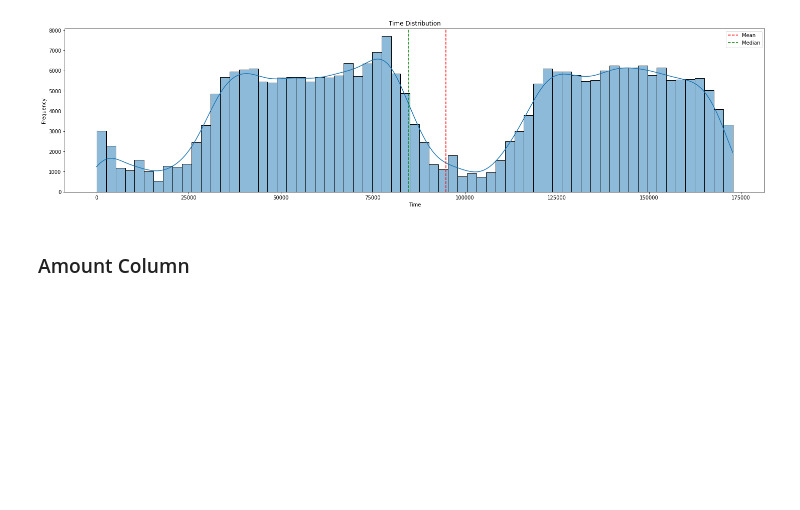
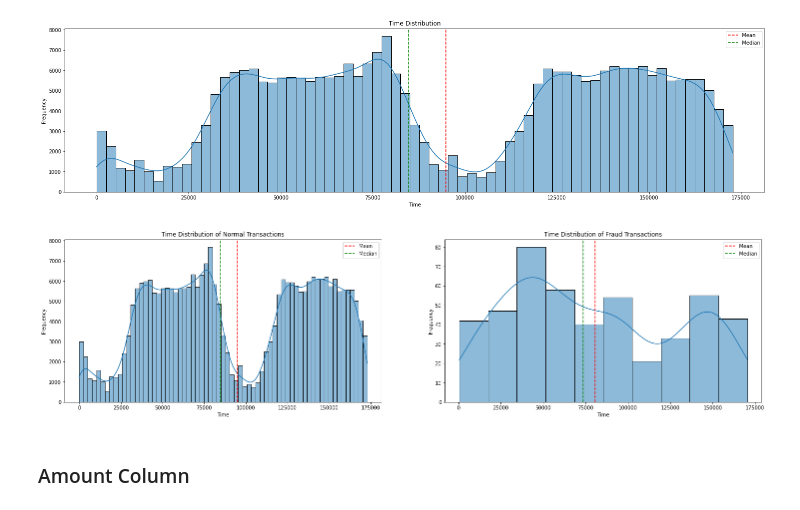
Before and after one commit to Penzragon/Credit-Card-Fraud-Detection, a Jupyter notebook: script.ipynb, the cells around one changed output. Drawn from its saved outputs; the diff is of its cells as text; code cells hidden in the pictures; blank space fills up the shorter version.

Commit message:
Fix time EDA

```diff
--- a/script.ipynb
+++ b/script.ipynb
@@ -178,5 +179,26 @@ plt.legend()
 plt.show()
 # %% [output]
 [figure]
+# %%
+plt.figure(figsize=(25, 6))
+plt.subplot(1, 2, 1)
+sns.histplot(x='Time', data=cc[cc.Class == 0], kde=True)
+plt.axvline(cc[cc.Class == 0].Time.mean(), color='r', linestyle='--', label='Mean')
+plt.axvline(cc[cc.Class == 0].Time.median(), color='g', linestyle='--', label='Median')
+plt.title('Time Distribution of Normal Transactions')
+plt.xlabel('Time')
+plt.ylabel('Frequency')
+plt.legend()
+plt.subplot(1, 2, 2)
+sns.histplot(x='Time', data=cc[cc.Class == 1], kde=True)
+plt.axvline(cc[cc.Class == 1].Time.mean(), color='r', linestyle='--', label='Mean')
+plt.axvline(cc[cc.Class == 1].Time.median(), color='g', linestyle='--', label='Median')
+plt.title('Time Distribution of Fraud Transactions')
+plt.xlabel('Time')
+plt.ylabel('Frequency')
+plt.legend()
+plt.show()
+# %% [output]
+[figure, added]
 # %% [markdown]
 ### Amount Column
```
Also changed, not shown: parts of 1 cell of this notebook.
